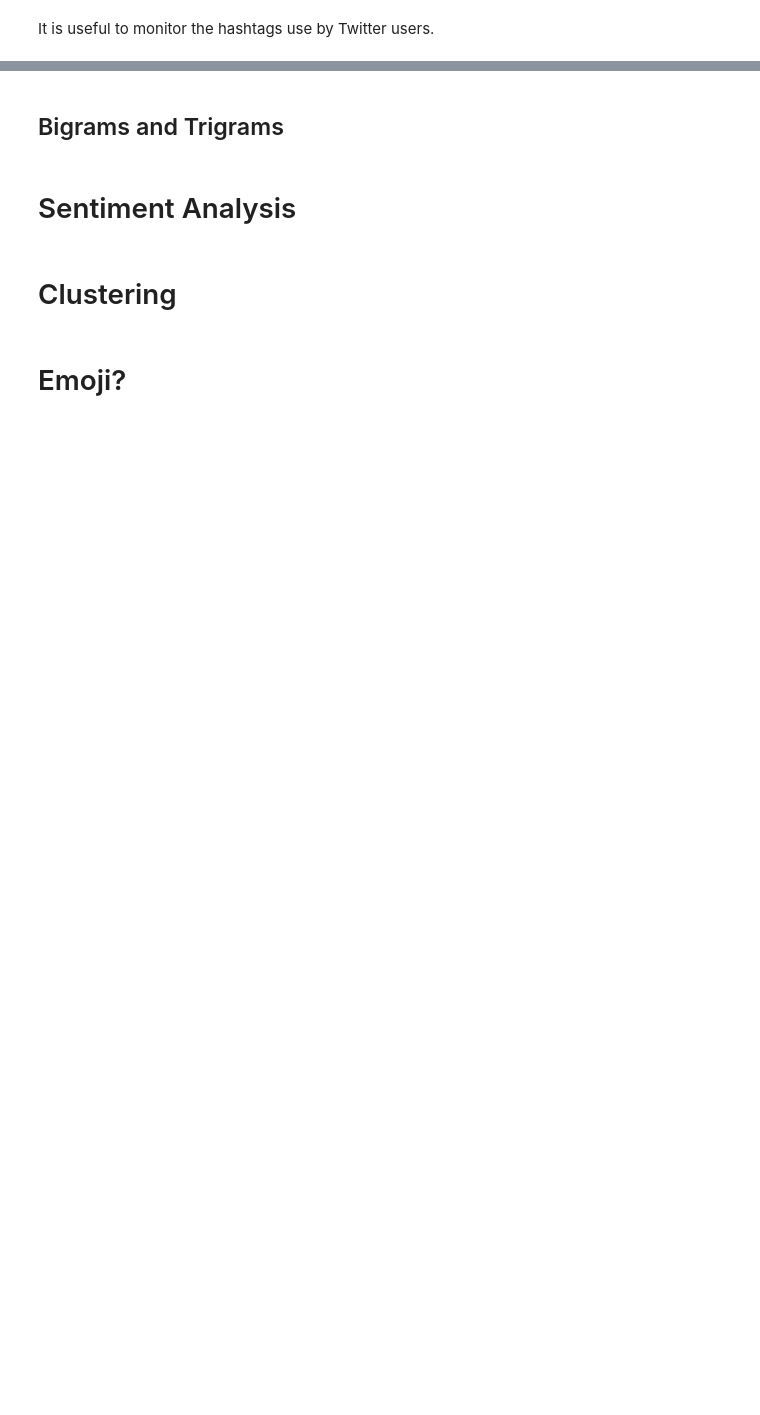
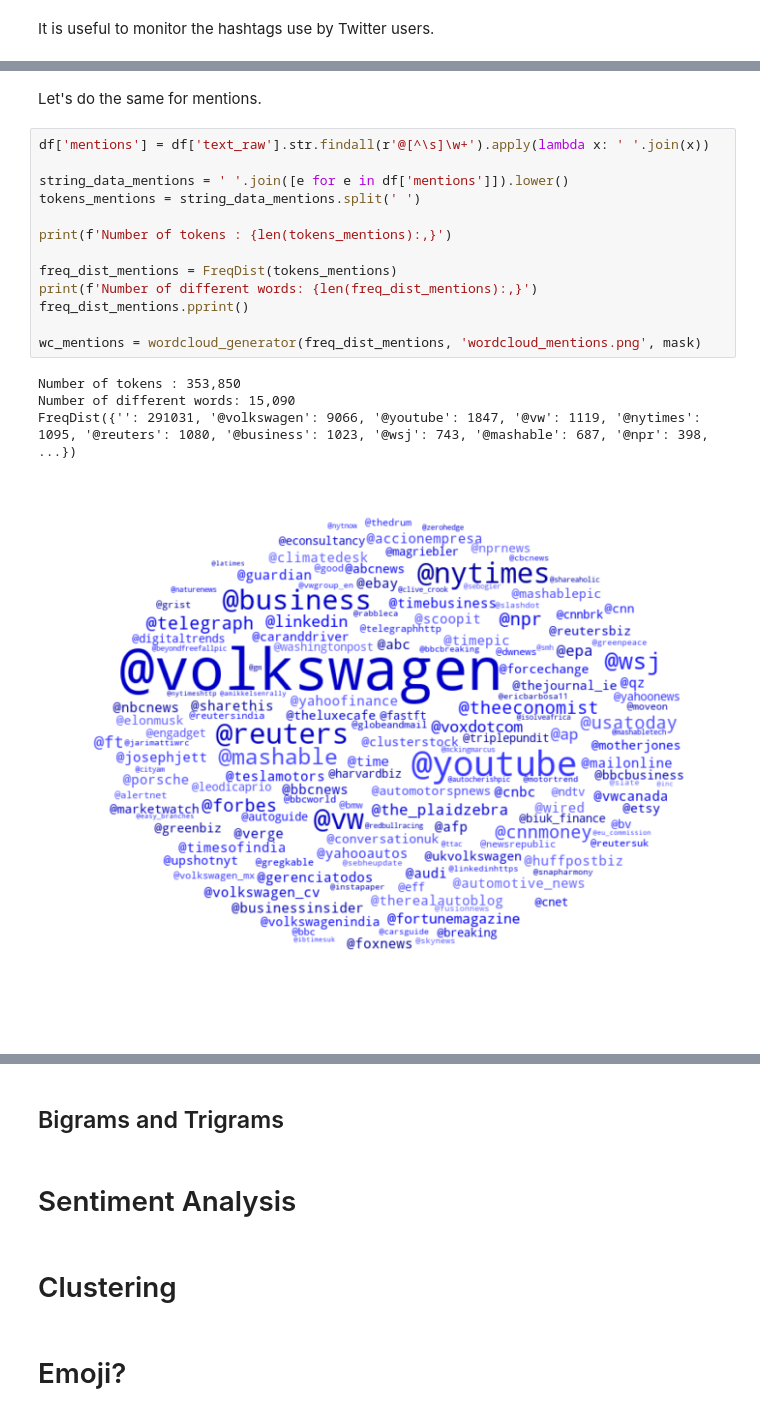
Before and after one commit to gentiltoto/Master-Project, a Jupyter notebook: Master Project.ipynb, the cells around one changed output, grey strips where cells are left out. Cells and saved outputs as stored; diff of their text form; blank space fills up the shorter version.

```diff
--- a/Master Project.ipynb
+++ b/Master Project.ipynb
@@ -434,0 +435,20 @@ It is useful to monitor the hashtags use by Twitter users.
+# %% [markdown]
+Let's do the same for mentions.
+# %%
+df['mentions'] = df['text_raw'].str.findall(r'@[^\s]\w+').apply(lambda x: ' '.join(x))
+
+string_data_mentions = ' '.join([e for e in df['mentions']]).lower()
+tokens_mentions = string_data_mentions.split(' ')
+
+print(f'Number of tokens : {len(tokens_mentions):,}')
+
+freq_dist_mentions = FreqDist(tokens_mentions)
+print(f'Number of different words: {len(freq_dist_mentions):,}')
+freq_dist_mentions.pprint()
+
+wc_mentions = wordcloud_generator(freq_dist_mentions, 'wordcloud_mentions.png', mask)
+# %% [output]
+Number of tokens : 353,850
+Number of different words: 15,090
+FreqDist({'': 291031, '@volkswagen': 9066, '@youtube': 1847, '@vw': 1119, '@nytimes': 1095, '@reuters': 1080, '@business': 1023, '@wsj': 743, '@mashable': 687, '@npr': 398, ...})
+[figure, added]
```
Also changed, not shown: parts of 23 cells of this notebook, 10 other files.
